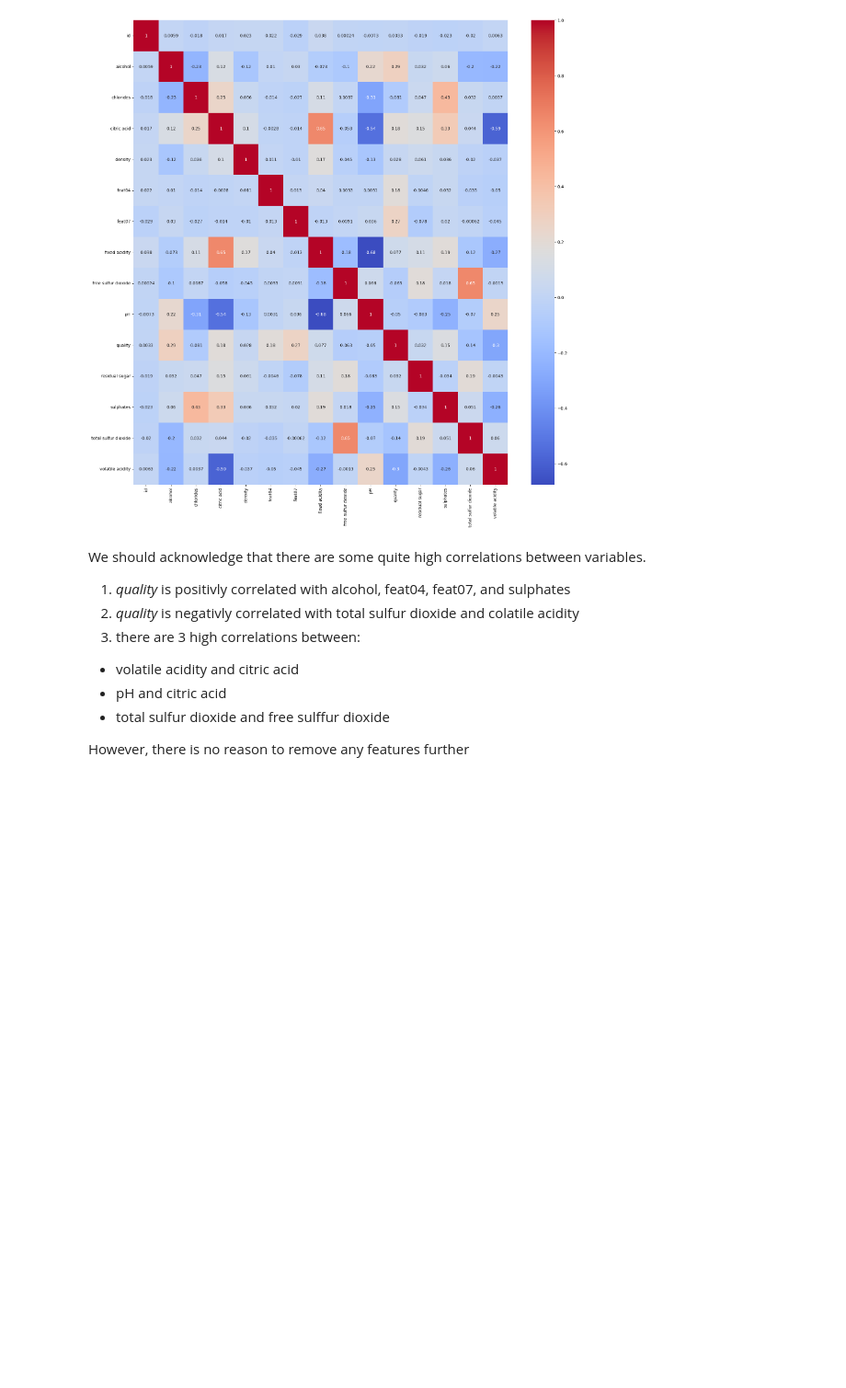
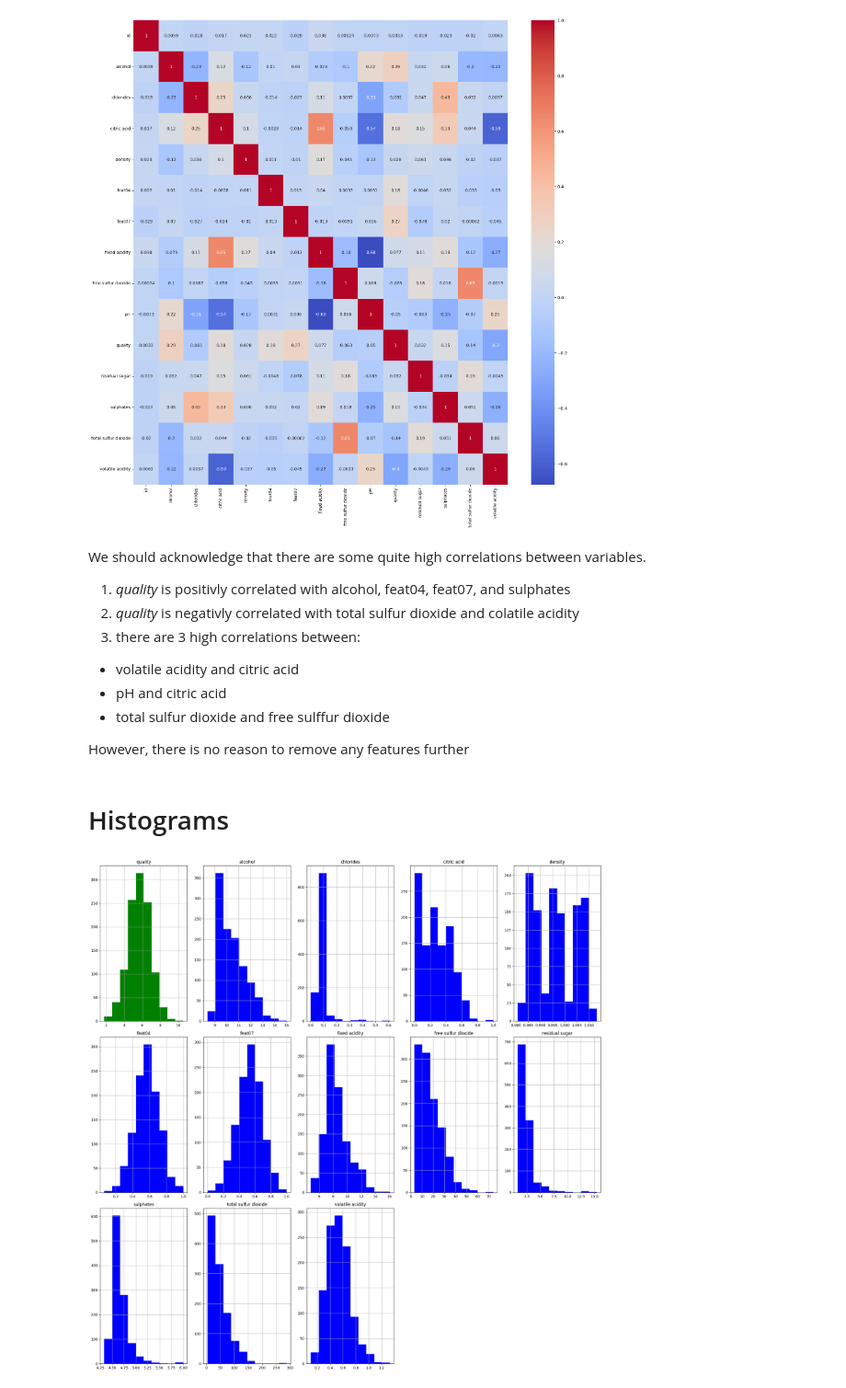
Before and after one commit to jtbandurski/ML-2-Project, a Jupyter notebook: regression_task/notebooks/EDA.ipynb, the cells around one changed output. Shown at 92% size. Drawn from its saved outputs; the diff is of its cells as text; code cells hidden in the pictures; blank space fills up the shorter version.

```diff
--- a/regression_task/notebooks/EDA.ipynb
+++ b/regression_task/notebooks/EDA.ipynb
@@ -174,3 +171,21 @@ We should acknowledge that there are some quite high correlations between variab
 - total sulfur dioxide and free sulffur dioxide
 
 However, there is no reason to remove any features further
+# %% [markdown]
+# Histograms
+# %%
+# for col in data.columns:
+#     if col != "id":
+#         data[col].hist(figsize=(10, 10))
+#         plt.title(f"Histogram of {col}")
+#         plt.show()
+
+for i, col in enumerate(["quality"] + data.columns[1:9].to_list() +data.columns[11:].to_list(), start=1):
+    if col != "id":
+        plt.subplot(3, 5, i)
+        data[col].hist(figsize=(20, 20), color="green" if col == "quality" else "blue")
+        plt.title(f"{col}")
+plt.tight_layout()
+plt.show()
+# %% [output]
+[figure, added]
```
Also changed, not shown: parts of 2 cells of this notebook.
